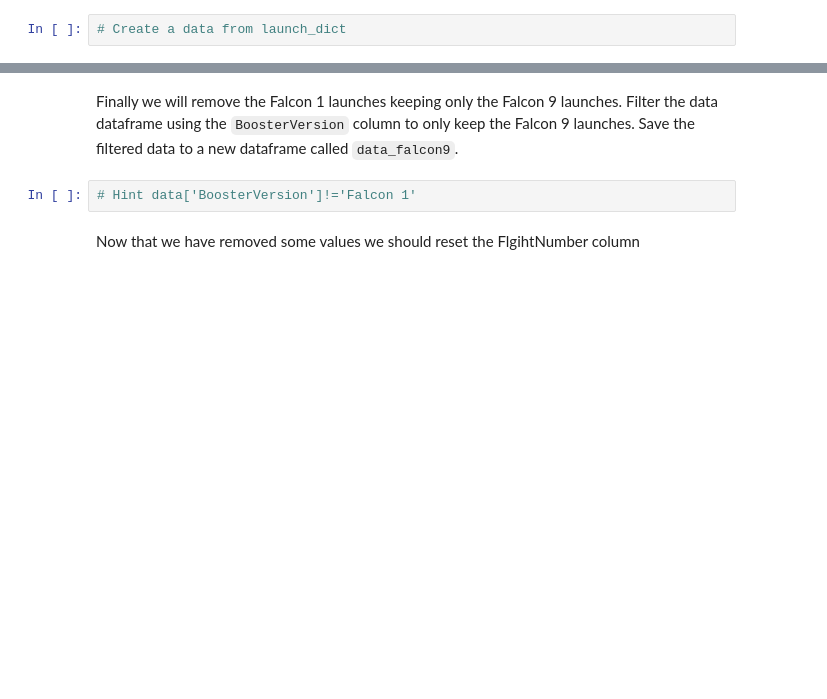
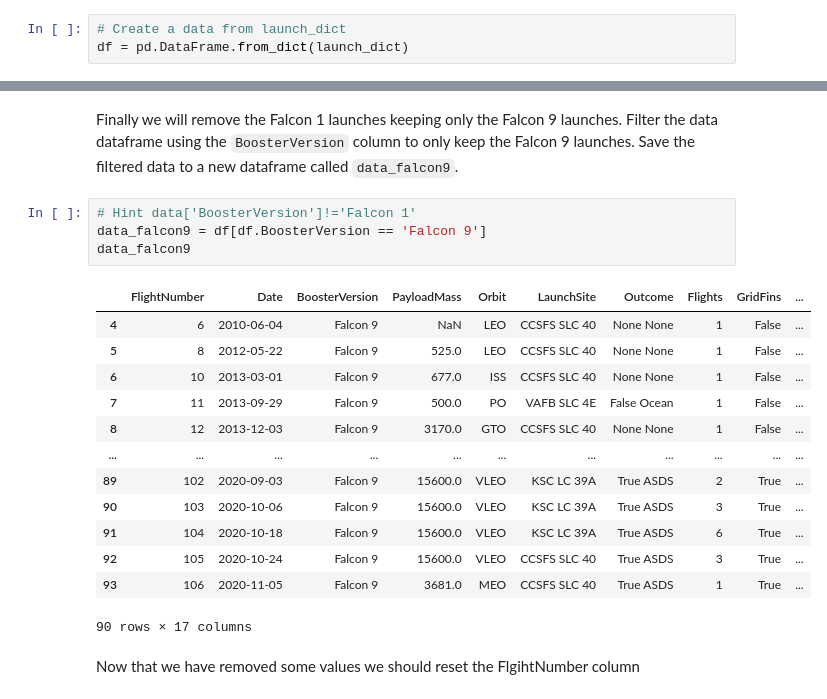
Before and after one commit to zackslamani/IBMWatsonproject, a Jupyter notebook: jupyter-labs-spacex-data-collection-api.ipynb, the cells around one changed output, grey strips where cells are left out. Cells and saved outputs as stored; diff of their text form; blank space fills up the shorter version.

```diff
--- a/jupyter-labs-spacex-data-collection-api.ipynb
+++ b/jupyter-labs-spacex-data-collection-api.ipynb
@@ -238,6 +238,7 @@ launch_dict = {'FlightNumber': list(data['flight_number']),
 Then, we need to create a Pandas data frame from the dictionary launch_dict.
 # %%
 # Create a data from launch_dict
+df = pd.DataFrame.from_dict(launch_dict)
 # %% [markdown]
 Show the summary of the dataframe
 # %%
@@ -248,6 +257,22 @@ Show the summary of the dataframe
 Finally we will remove the Falcon 1 launches keeping only the Falcon 9 launches. Filter the data dataframe using the <code>BoosterVersion</code> column to only keep the Falcon 9 launches. Save the filtered data to a new dataframe called <code>data_falcon9</code>.
 # %%
 # Hint data['BoosterVersion']!='Falcon 1'
+data_falcon9 = df[df.BoosterVersion == 'Falcon 9']
+data_falcon9
+# %% [output]
+|  | FlightNumber | Date | BoosterVersion | PayloadMass | Orbit | LaunchSite | Outcome | Flights | GridFins | ... |
+| 4 | 6 | 2010-06-04 | Falcon 9 | NaN | LEO | CCSFS SLC 40 | None None | 1 | False | ... |
+| 5 | 8 | 2012-05-22 | Falcon 9 | 525.0 | LEO | CCSFS SLC 40 | None None | 1 | False | ... |
+| 6 | 10 | 2013-03-01 | Falcon 9 | 677.0 | ISS | CCSFS SLC 40 | None None | 1 | False | ... |
+| 7 | 11 | 2013-09-29 | Falcon 9 | 500.0 | PO | VAFB SLC 4E | False Ocean | 1 | False | ... |
+| 8 | 12 | 2013-12-03 | Falcon 9 | 3170.0 | GTO | CCSFS SLC 40 | None None | 1 | False | ... |
+| ... | ... | ... | ... | ... | ... | ... | ... | ... | ... | ... |
+| 89 | 102 | 2020-09-03 | Falcon 9 | 15600.0 | VLEO | KSC LC 39A | True ASDS | 2 | True | ... |
+| 90 | 103 | 2020-10-06 | Falcon 9 | 15600.0 | VLEO | KSC LC 39A | True ASDS | 3 | True | ... |
+| 91 | 104 | 2020-10-18 | Falcon 9 | 15600.0 | VLEO | KSC LC 39A | True ASDS | 6 | True | ... |
+| 92 | 105 | 2020-10-24 | Falcon 9 | 15600.0 | VLEO | CCSFS SLC 40 | True ASDS | 3 | True | ... |
+| 93 | 106 | 2020-11-05 | Falcon 9 | 3681.0 | MEO | CCSFS SLC 40 | True ASDS | 1 | True | ... |
+90 rows × 17 columns
 # %% [markdown]
 Now that we have removed some values we should reset the FlgihtNumber column
 # %%
```
Also changed, not shown: parts of 4 cells of this notebook.
